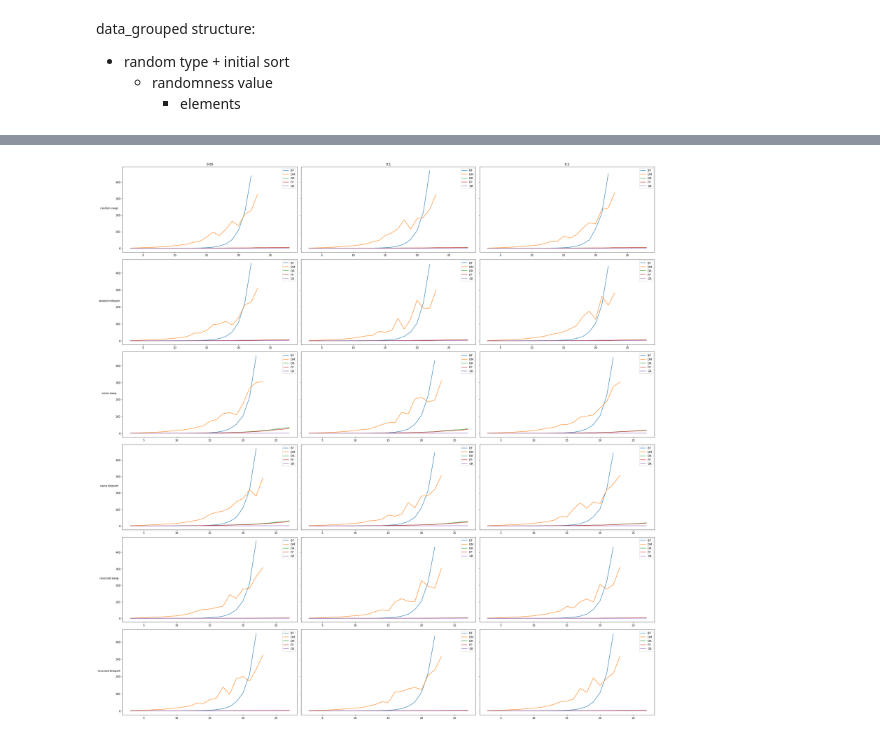
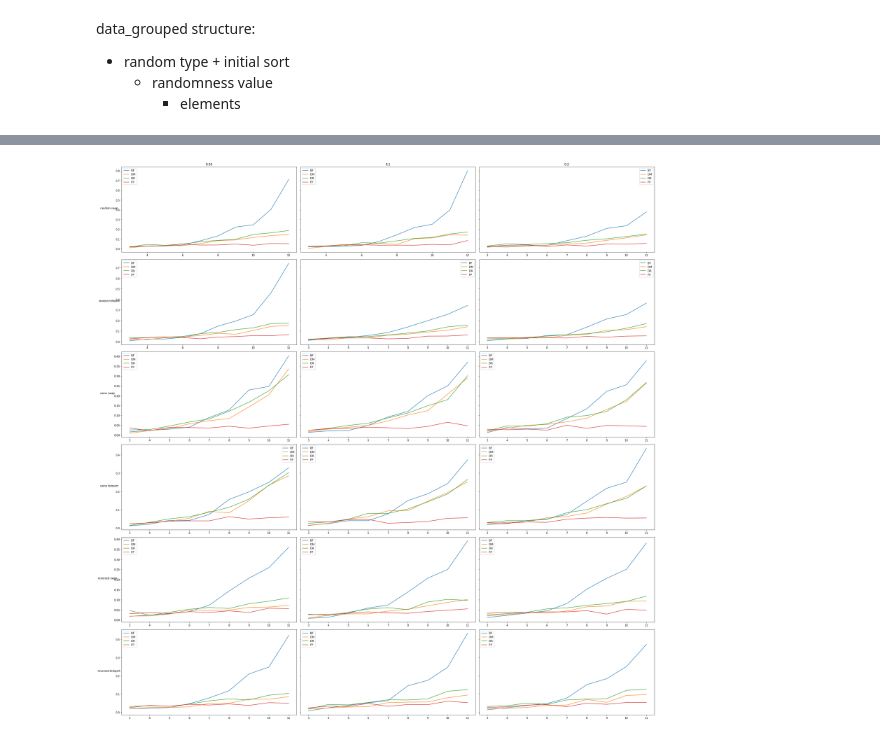
Before and after one commit to Sciator/knapsack-approximation-algorithms, a Jupyter notebook: visualize.ipynb, the cells around one changed output, grey strips where cells are left out. Drawn from its saved outputs; the diff is of its cells as text; code cells hidden in the pictures.

Commit message:
feat: visualization ignore algs

```diff
--- a/visualize.ipynb
+++ b/visualize.ipynb
@@ -96,11 +98,13 @@ for sortxrandtype in data_grouped:
 # %%
 # minimaly this numer of success tries required for drawing point in line
 min_success_ratio = .9
-def plot_param(y_selector):
+def plot_param(y_selector, skip_algs= []):
     fig, axs = plt.subplots(len(data_grouped), len(list(data_grouped.items())[0][1].keys()), figsize=(30,30), sharey= 'row')
     for row_i, row_key in enumerate(data_grouped):
         row = data_grouped[row_key]
         for alg in algorithm_types:
+            if alg in skip_algs:
+                continue
             for i, randomness in enumerate(row.keys()):
                 ax = axs[row_i, i]
 
@@ -127,10 +131,10 @@ def plot_param(y_selector):
         ax.set_ylabel(row_key, rotation= 0, labelpad= 25)
     fig.tight_layout()
 # %%
-plot_param(lambda x: x["res"]["time"]["avg"])
+plot_param(lambda x: x["res"]["time"]["avg"], ['DM'])
 plt.show()
 # %% [output]
-[figure, old version]
+[figure, new version]
 # %%
 plot_param(lambda x: x["res"]["profitDif"]["proportional"]['avg'])
 plt.show()
```
Also changed, not shown: parts of 5 cells of this notebook.
